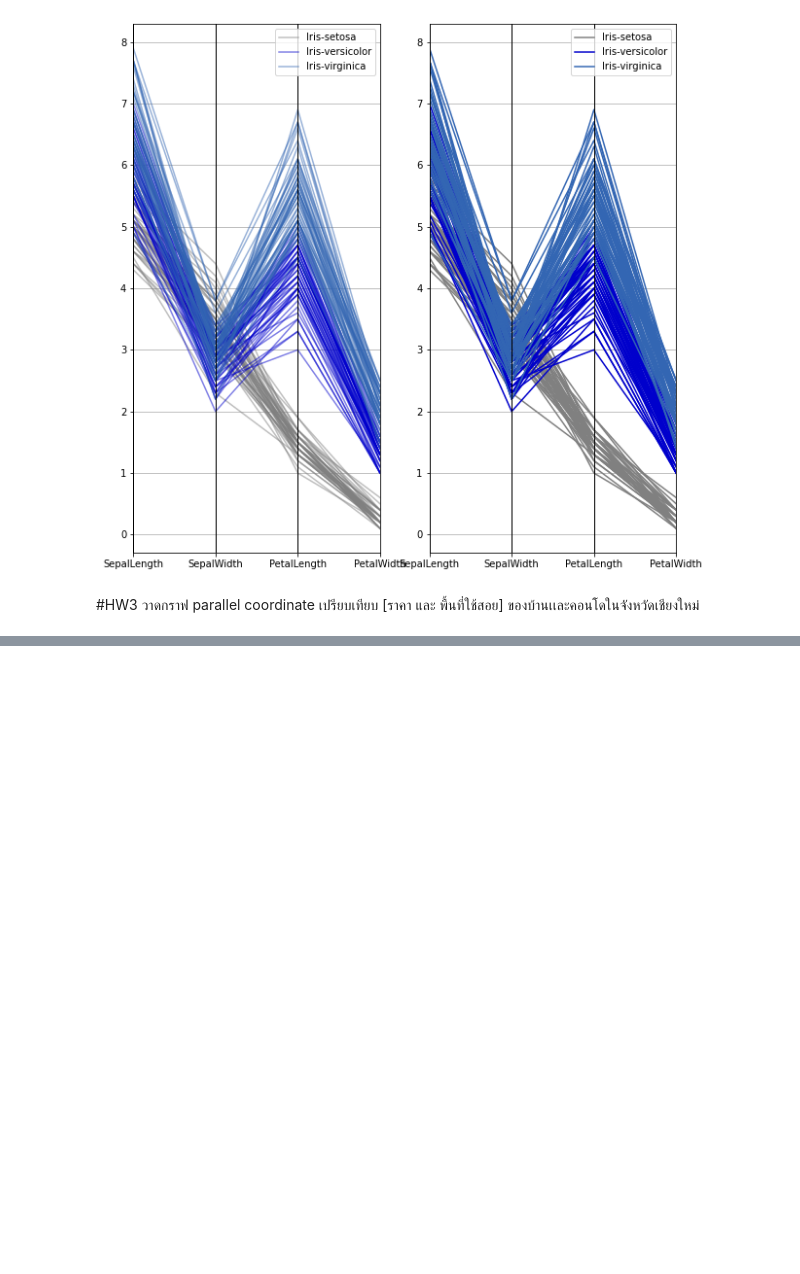
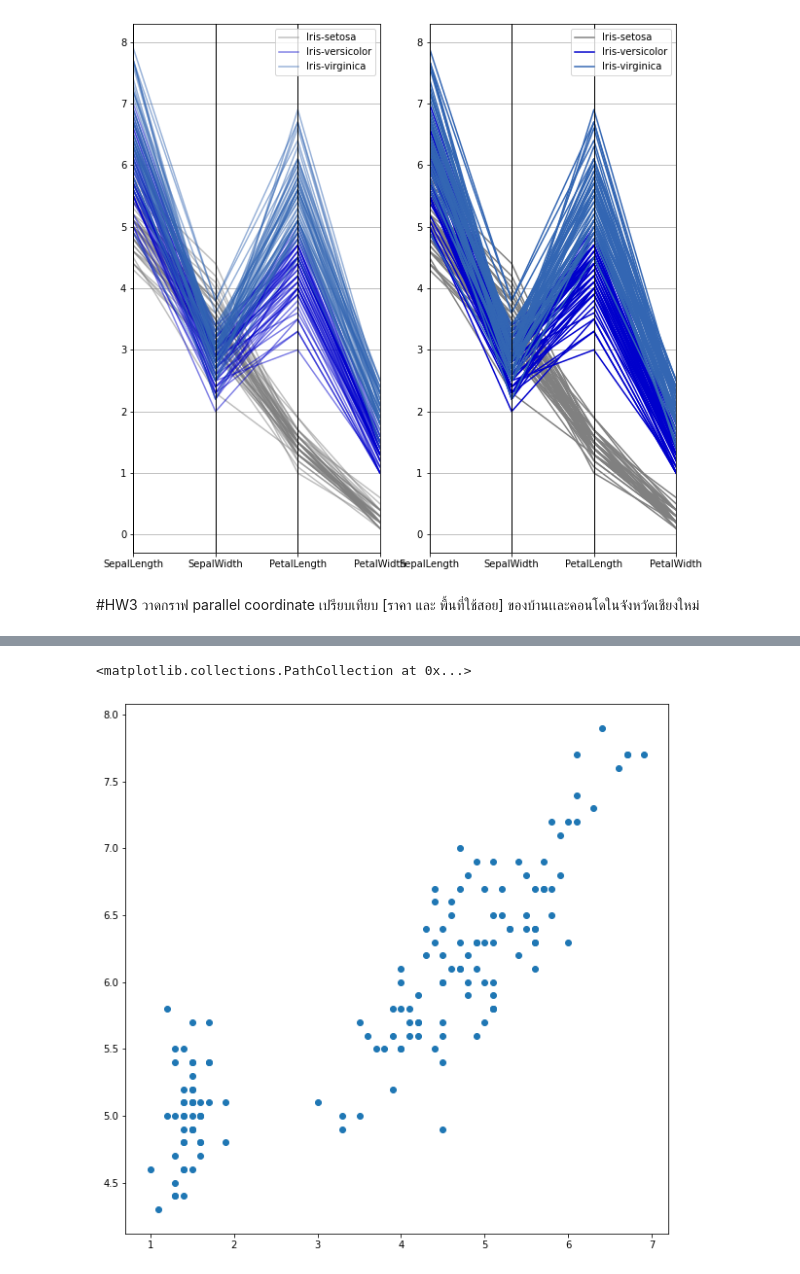
Before and after one commit to sujiraa/BasicProg_DataViz65, a Jupyter notebook: DataViz01_Table_Data.ipynb, the cells around one changed output, grey strips where cells are left out. Drawn from its saved outputs; the diff is of its cells as text; code cells hidden in the pictures; blank space fills up the shorter version.

```diff
--- a/DataViz01_Table_Data.ipynb
+++ b/DataViz01_Table_Data.ipynb
@@ -141,0 +146,5 @@ pd.plotting.parallel_coordinates(df, 'Name', color=[[0.5,0.5,0.5],[0,0,0.8],[0.2
+# %%
+plt.scatter(df['PetalLength'],df['SepalLength'])
+# %% [output]
+<matplotlib.collections.PathCollection at 0x...>
+[figure, added]
```
Also changed, not shown: parts of 31 cells of this notebook.
